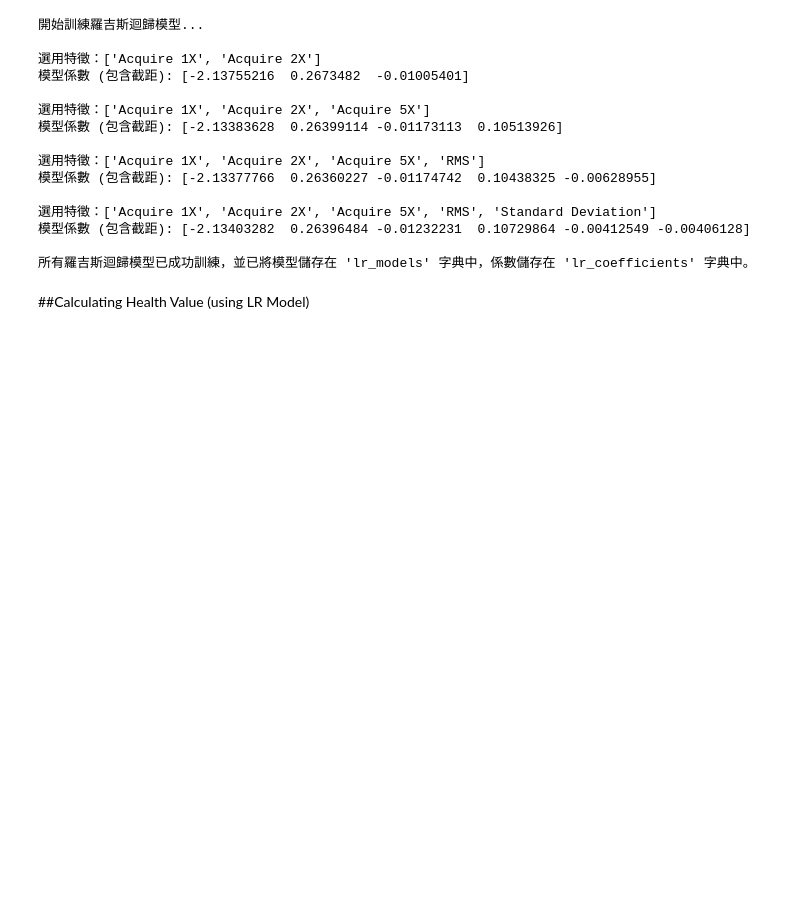
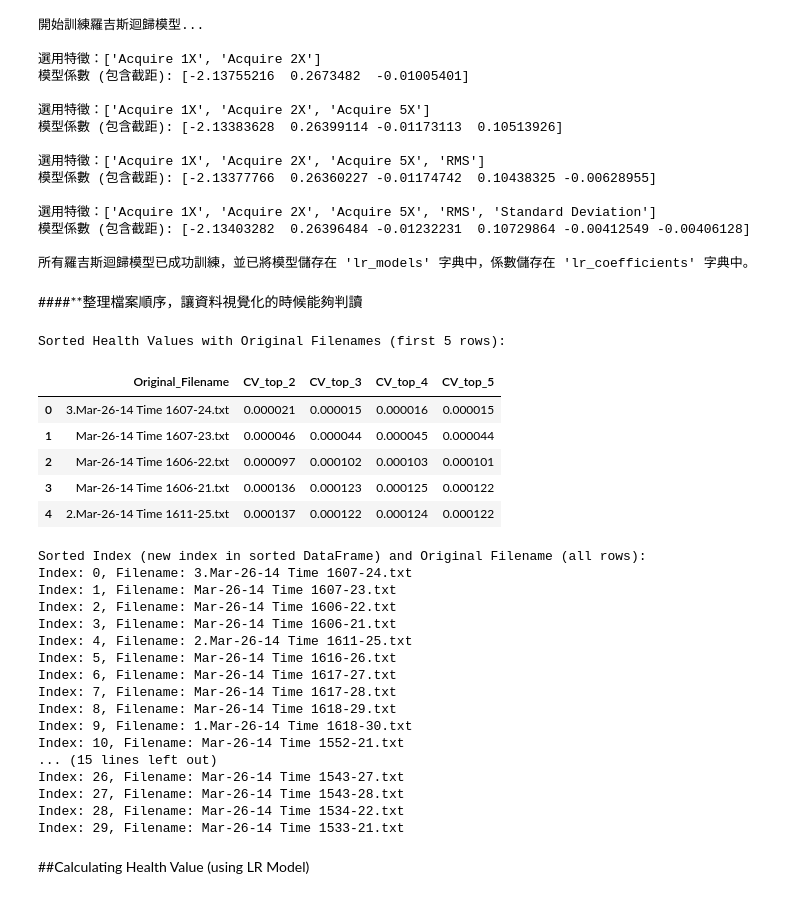
Before and after one commit to sula316/ML_Exercise1_Rotary_machine, a Jupyter notebook: ML_Exercise1_Rotary_machine_Step1_Data_Preprocessing.ipynb, the cells around one changed output. Cells and saved outputs as stored; diff of their text form; code cells hidden in the pictures; blank space fills up the shorter version.

```diff
--- a/ML_Exercise1_Rotary_machine_Step1_Data_Preprocessing.ipynb
+++ b/ML_Exercise1_Rotary_machine_Step1_Data_Preprocessing.ipynb
@@ -1769,6 +1771,54 @@ print("\n所有羅吉斯迴歸模型已成功訓練，並已將模型儲存在 '
 模型係數 (包含截距): [-2.13403282  0.26396484 -0.01232231  0.10729864 -0.00412549 -0.00406128]
 
 所有羅吉斯迴歸模型已成功訓練，並已將模型儲存在 'lr_models' 字典中，係數儲存在 'lr_coefficients' 字典中。
+# %% [markdown]
+####**整理檔案順序，讓資料視覺化的時候能夠判讀
+# %%
+import os
+
+# Create a copy of CV_df to add filenames
+CV_df_with_filenames = CV_df.copy()
+
+# Add original filenames to the DataFrame.
+# Each row in CV_df corresponds to a column in Combined_Df_Testing,
+# which corresponds to a file in file_paths_testing.
+# The index of CV_df (0 to len3-1) directly maps to the index of file_paths_testing.
+CV_df_with_filenames['Original_Filename'] = [os.path.basename(f) for f in file_paths_testing]
+
+# Sort the DataFrame based on 'CV_top_2' and reset index, keeping the original file order implicitly
+CV_df_sorted_with_filenames = CV_df_with_filenames.sort_values(by='CV_top_2', ascending=True).reset_index(drop=True)
+
+print("Sorted Health Values with Original Filenames (first 5 rows):")
+display(CV_df_sorted_with_filenames[['Original_Filename', 'CV_top_2', 'CV_top_3', 'CV_top_4', 'CV_top_5']].head())
+
+print("\nSorted Index (new index in sorted DataFrame) and Original Filename (all rows):")
+for index, row in CV_df_sorted_with_filenames.iterrows():
+    print(f"Index: {index}, Filename: {row['Original_Filename']}")
+# %% [output]
+Sorted Health Values with Original Filenames (first 5 rows):
+|  | Original_Filename | CV_top_2 | CV_top_3 | CV_top_4 | CV_top_5 |
+| 0 | 3.Mar-26-14 Time 1607-24.txt | 0.000021 | 0.000015 | 0.000016 | 0.000015 |
+| 1 | Mar-26-14 Time 1607-23.txt | 0.000046 | 0.000044 | 0.000045 | 0.000044 |
+| 2 | Mar-26-14 Time 1606-22.txt | 0.000097 | 0.000102 | 0.000103 | 0.000101 |
+| 3 | Mar-26-14 Time 1606-21.txt | 0.000136 | 0.000123 | 0.000125 | 0.000122 |
+| 4 | 2.Mar-26-14 Time 1611-25.txt | 0.000137 | 0.000122 | 0.000124 | 0.000122 |
+Sorted Index (new index in sorted DataFrame) and Original Filename (all rows):
+Index: 0, Filename: 3.Mar-26-14 Time 1607-24.txt
+Index: 1, Filename: Mar-26-14 Time 1607-23.txt
+Index: 2, Filename: Mar-26-14 Time 1606-22.txt
+Index: 3, Filename: Mar-26-14 Time 1606-21.txt
+Index: 4, Filename: 2.Mar-26-14 Time 1611-25.txt
+Index: 5, Filename: Mar-26-14 Time 1616-26.txt
+Index: 6, Filename: Mar-26-14 Time 1617-27.txt
+Index: 7, Filename: Mar-26-14 Time 1617-28.txt
+Index: 8, Filename: Mar-26-14 Time 1618-29.txt
+Index: 9, Filename: 1.Mar-26-14 Time 1618-30.txt
+Index: 10, Filename: Mar-26-14 Time 1552-21.txt
+... (15 lines left out)
+Index: 26, Filename: Mar-26-14 Time 1543-27.txt
+Index: 27, Filename: Mar-26-14 Time 1543-28.txt
+Index: 28, Filename: Mar-26-14 Time 1534-22.txt
+Index: 29, Filename: Mar-26-14 Time 1533-21.txt
 # %% [markdown]
 ##Calculating Health Value (using LR Model)
 # %%
```
Also changed, not shown: parts of 21 cells of this notebook.
